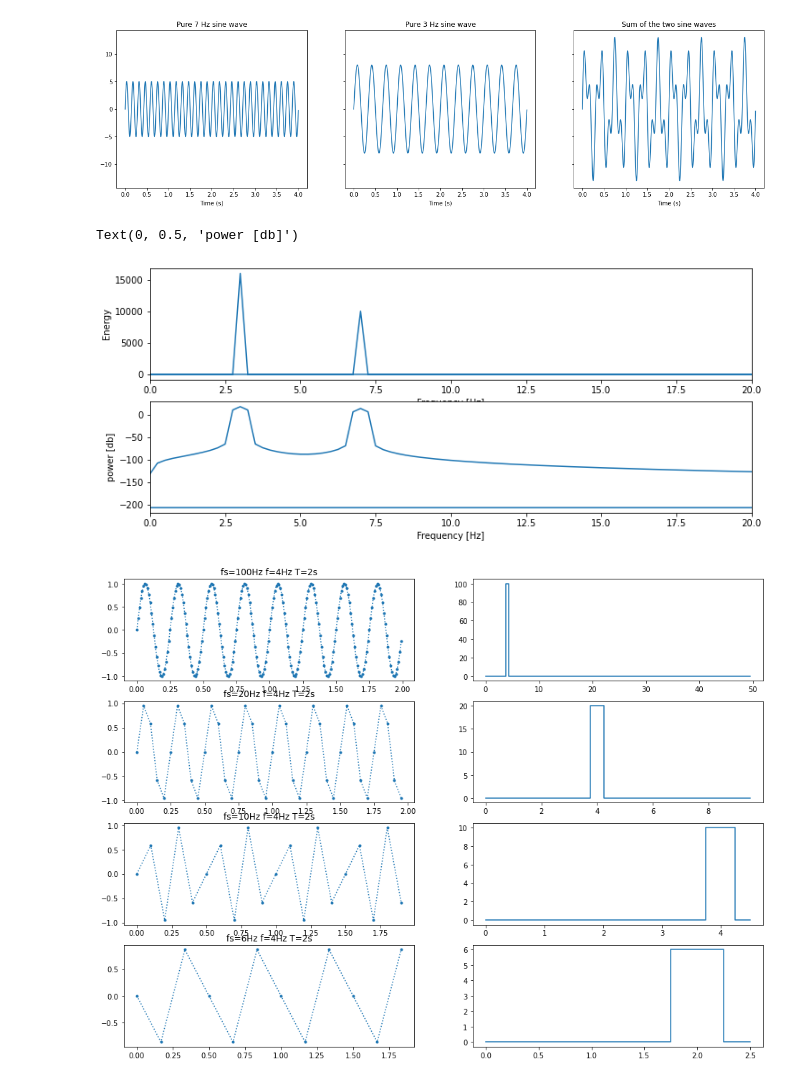
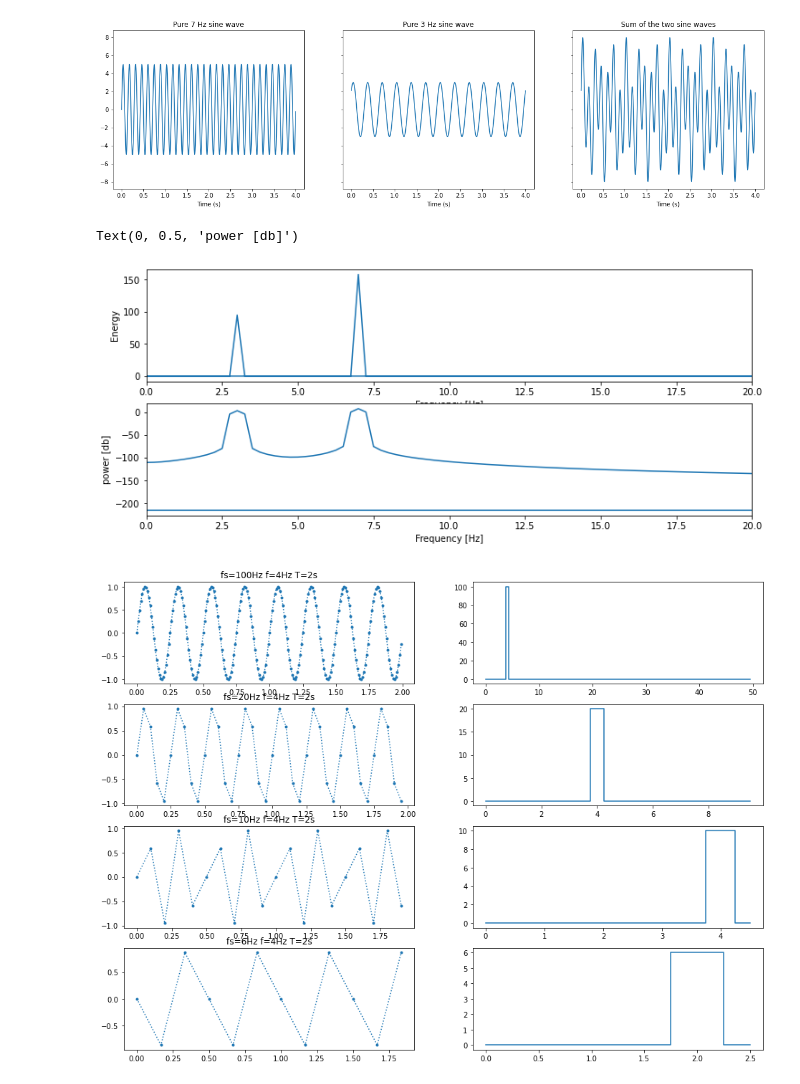
Before and after one commit to ibglab/SDA-2020, a Jupyter notebook: SDA-Recitation11.ipynb, the cells around one changed output. Drawn from its saved outputs; the diff is of its cells as text; code cells hidden in the pictures.

```diff
--- a/SDA-Recitation11.ipynb
+++ b/SDA-Recitation11.ipynb
@@ -12,52 +12,53 @@ import scipy.signal as sig
 # %%
 dt = 1/1000                                    # frequency resolution
 T = 4                                          # total duration of data
 x = np.arange(0, T, dt)                        # time of samples
-y = np.zeros((x.shape[0],3))                   # generate empty array
+signals = np.zeros((x.shape[0],3))                   # generate empty array
 f1, f2 = 7, 3                                  # define signal frequencies
 
-y[:,0] = 5*np.sin(x*math.pi*2*f1)              # create first pure sine
-y[:,1] = 8*np.sin(x*math.pi*2*f2)              # create second pure sine
-y[:,2] = y[:,0] + y[:,1]                       # create the combined signal
+signals[:,0] = 5*np.sin(x*math.pi*2*f1)              # create first pure sine
+signals[:,1] = 3*np.sin(x*math.pi*2*f2+math.pi/4)              # create second pure sine
+signals[:,2] = signals[:,0] + signals[:,1]                       # create the combined signal
 #  plot signals:
 fig, ax = plt.subplots(figsize=(20,5), nrows=1, ncols=3, sharey=True)
 titles = [f'Pure {f1} Hz sine wave', f'Pure {f2} Hz sine wave', 'Sum of the two sine waves']
 for i in [0,1,2]:
-    ax[i].plot(x,y[:,i])
+    ax[i].plot(x,signals[:,i])
     ax[i].set_title(titles[i])
     ax[i].set_xlabel('Time (s)')
 # %% [output]
-[figure, old version]
+[figure, new version]
 # %%
+%matplotlib inline
 
-x = y[:,2]                               # renaming data
+y = signals[:,2]                               # renaming data
 N = x.shape[0]                           # number of samples
 dt = 1/1000                              # frequency resolution, reminder
 T = 4                                    # total duration, reminder
 
-xf = fft(x)                              # Compute Fourier transform of x
+Y = fft(y) / np.sqrt(N)                   # Compute Fourier transform of x
 ref = 1
-freq = fftfreq(N, dt)                    # get frequency values
+freq = np.fft.fftfreq(N, dt)                    # get frequency values
+bla = np.fft.fft(y)
 win = np.hamming(N)
-xf_win = fft(x*win)
-xf_mag = np.abs(xf_win) * 2 / np.sum(win)
-xf_dbfs = 20 * np.log10(xf_mag / ref)
+Y_win = fft(y*(win/sum(win)))
+Y_dbfs = 20 * np.log10(np.abs(Y_win / ref))
 
 fig, ax = plt.subplots(figsize=(12,5), nrows=2)
-ax[0].plot(freq, np.abs(xf))
+ax[0].plot(freq, np.abs(Y))
 # ax[0].plot(freq, np.abs(xf))
 ax[0].set_xlim([0, 20])                       # Select frequency range
 ax[0].set_xlabel('Frequency [Hz]')             # Label the axes
 ax[0].set_ylabel('Energy')
 
 
-ax[1].plot(freq, xf_dbfs)
+ax[1].plot(freq, Y_dbfs)
 ax[1].set_xlim([0, 20])                       # Select frequency range
 ax[1].set_xlabel('Frequency [Hz]')
 ax[1].set_ylabel('power [db]')
 # %% [output]
 Text(0, 0.5, 'power [db]')
-[figure, old version]
+[figure, new version]
 # %%
 f = 4  # Frequency of the sine wave [Hz]
 T = 2  # Duration of the sine wave [s]
```
